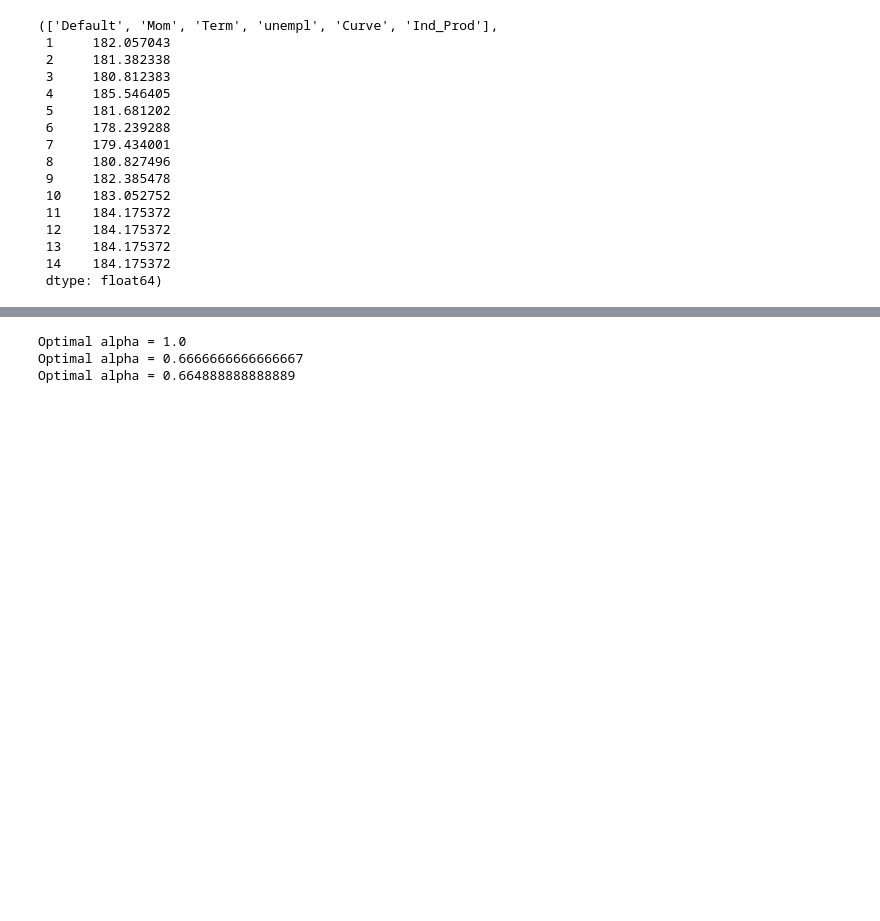
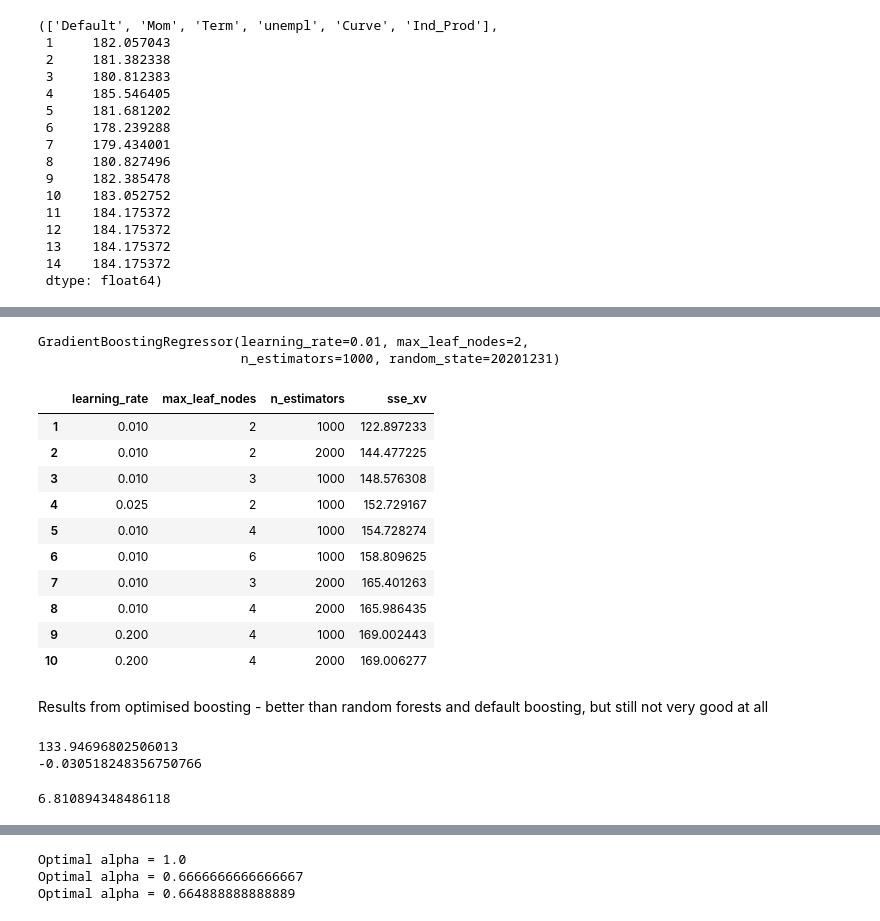
Before and after one commit to GeorgeHockey/mfe_practical_3, a Jupyter notebook: Problem_1.ipynb, the cells around one changed output, grey strips where cells are left out. Saved outputs shown, nothing was run; the diff lists cells and outputs as text; code cells hidden in the pictures; blank space fills up the shorter version.

Commit message:
Added non-linear regressions: Random forests and Boosting techniques - generally bad for this type of data by required by the assignment)

```diff
--- a/Problem_1.ipynb
+++ b/Problem_1.ipynb
@@ -506,0 +533,11 @@ gts_model = gts(x,y)
+# %%
+# Boosting
+from sklearn.ensemble import GradientBoostingRegressor
+
+gbr = GradientBoostingRegressor(random_state=20201231)
+gbr.fit(x_in, y_in)
+pred = gbr.predict(x_oos)
+resid = y_oos - pred
+gbr_oos_sse = resid @ resid
+print(gbr_oos_sse)
+print(1 - gbr_oos_sse/oos_tss)
@@ -506,0 +547,13 @@ gts_model = gts(x,y)
+# %%
+## Cell takes 10 minute to run!!!
+
+from sklearn.model_selection import GridSearchCV
+
+parameters = {
+    "learning_rate": [0.01, 0.025, 0.05, 0.1, 0.2],
+    "n_estimators": [1000, 2000, 4000, 8000, 12000],
+    "max_leaf_nodes": [2, 3, 4, 6],
+}
+
+gscv = GridSearchCV(gbr, parameters, n_jobs=-1, scoring="neg_mean_squared_error", verbose=1)
+gscv.fit(x_in, y_in)
@@ -506,0 +573,50 @@ gts_model = gts(x,y)
+# %%
+best_gbr = gscv.best_estimator_.fit(x_in, y_in)
+best_gbr
+# %% [output]
+GradientBoostingRegressor(learning_rate=0.01, max_leaf_nodes=2,
+                          n_estimators=1000, random_state=20201231)
+# %%
+sse_xv = -t * gscv.cv_results_["mean_test_score"]
+df = pd.DataFrame(gscv.cv_results_["params"])
+df["sse_xv"] = sse_xv
+df = df.sort_values("sse_xv")
+df.index = np.arange(1, df.shape[0] + 1)
+df.head(10)
+# %% [output]
+|  | learning_rate | max_leaf_nodes | n_estimators | sse_xv |
+| 1 | 0.010 | 2 | 1000 | 122.897233 |
+| 2 | 0.010 | 2 | 2000 | 144.477225 |
+| 3 | 0.010 | 3 | 1000 | 148.576308 |
+| 4 | 0.025 | 2 | 1000 | 152.729167 |
+| 5 | 0.010 | 4 | 1000 | 154.728274 |
+| 6 | 0.010 | 6 | 1000 | 158.809625 |
+| 7 | 0.010 | 3 | 2000 | 165.401263 |
+| 8 | 0.010 | 4 | 2000 | 165.986435 |
+| 9 | 0.200 | 4 | 1000 | 169.002443 |
+| 10 | 0.200 | 4 | 2000 | 169.006277 |
+# %% [markdown]
+Results from optimised boosting - better than random forests and default boosting, but still not very good at all
+# %%
+pred = best_gbr.predict(x_oos)
+resid = y_oos - pred
+rf_oos_sse = resid @ resid
+rf_oos_sse
+print(rf_oos_sse)
+print(1 - rf_oos_sse/oos_tss)
+# %% [output]
+133.94696802506013
+-0.030518248356750766
+# %%
+strat_returns = np.ones(209)
+for i in range(209):
+    if pred[i] > y_in.mean():
+        portfolio_weight = 2
+    else:
+        portfolio_weight = -2
+
+    strat_returns[i] = (portfolio_weight * y_oos[i]) + (1- portfolio_weight) * rf[i+208]
+cum_strat_returns = ((1+strat_returns/100).cumprod()-1)*100
+cum_strat_returns[-1]
+# %% [output]
+6.810894348486118
```
Also changed, not shown: parts of 14 cells of this notebook, 1 other file.
